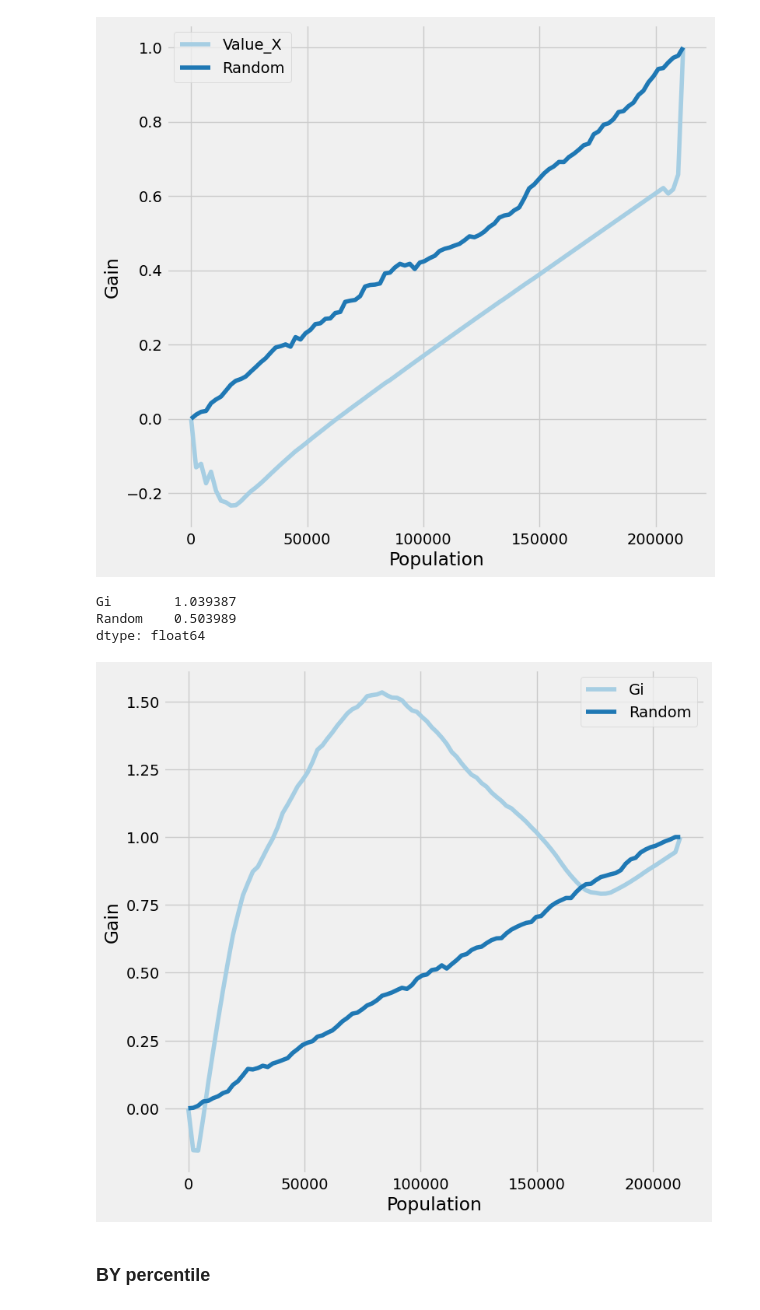
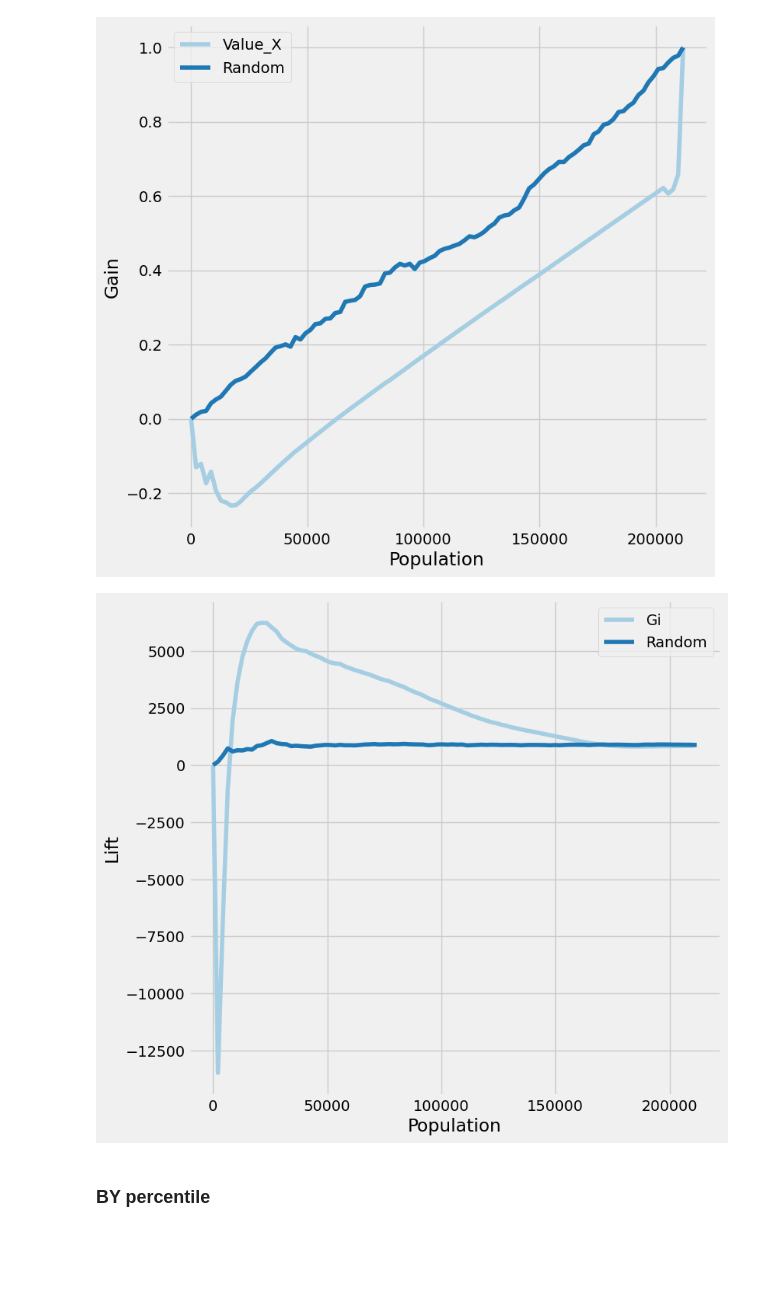
Before and after one commit to sssylvia0/Uplift_Model, a Jupyter notebook: Model.ipynb, the cells around one changed output. Cells and saved outputs as stored; diff of their text form; code cells hidden in the pictures; blank space fills up the shorter version.

Commit message:
plot update

```diff
--- a/Model.ipynb
+++ b/Model.ipynb
@@ -1107,15 +1107,13 @@ Random     0.503989
 dtype: float64
 [figure]
 # %%
-from causalml.metrics import plot_gain, get_cumgain, auuc_score
+from causalml.metrics import plot_gain, get_cumgain, auuc_score, plot_lift
 T =val[['換匯發送名單','TOTALNTAMOUNT',	'Gi']]
-print(auuc_score(T, outcome_col='TOTALNTAMOUNT', treatment_col='換匯發送名單', normalize=True, random_seed=42))
-plot_gain(T, outcome_col='TOTALNTAMOUNT', treatment_col='換匯發送名單', normalize=True, random_seed=42)
+#print(auuc_score(T, outcome_col='TOTALNTAMOUNT', treatment_col='換匯發送名單', normalize=True, random_seed=42))
+#plot_gain(T, outcome_col='TOTALNTAMOUNT', treatment_col='換匯發送名單', normalize=True, random_seed=42)
+plot_lift(T, outcome_col='TOTALNTAMOUNT', treatment_col='換匯發送名單', random_seed=42)
 # %% [output]
-Gi        1.039387
-Random    0.503989
-dtype: float64
-[figure, old version]
+[figure, new version]
 # %% [markdown]
 ### BY percentile
 # %%
```
